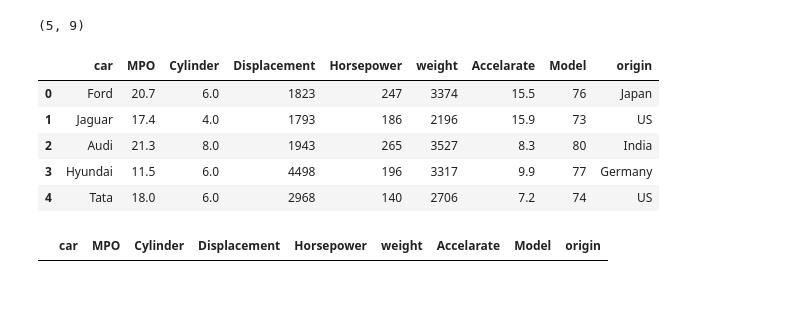
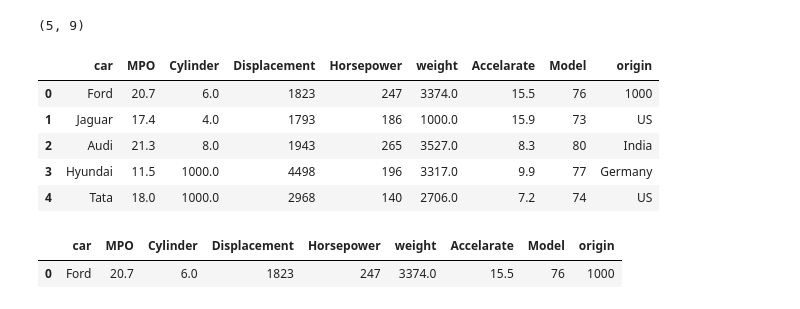
Before and after one commit to monisha4evr/dataAnalytics_04, a Jupyter notebook: AdvancePython/pandas/25_MissingValueHandling.ipynb, the cells around one changed output. Saved outputs shown, nothing was run; the diff lists cells and outputs as text; code cells hidden in the pictures.

```diff
--- a/AdvancePython/pandas/25_MissingValueHandling.ipynb
+++ b/AdvancePython/pandas/25_MissingValueHandling.ipynb
@@ -67,17 +72,18 @@ df.shape
 # %% [output]
 (5, 9)
 # %%
-df.fillna(value=1000)
+df=df.fillna(value=1000)
-# %% [output]
-|  | car | MPO | Cylinder | Displacement | Horsepower | weight | Accelarate | Model | origin |
-| 0 | Ford | 20.7 | 6.0 | 1823 | 247 | 3374 | 15.5 | 76 | Japan |
-| 1 | Jaguar | 17.4 | 4.0 | 1793 | 186 | 2196 | 15.9 | 73 | US |
-| 2 | Audi | 21.3 | 8.0 | 1943 | 265 | 3527 | 8.3 | 80 | India |
-| 3 | Hyundai | 11.5 | 6.0 | 4498 | 196 | 3317 | 9.9 | 77 | Germany |
-| 4 | Tata | 18.0 | 6.0 | 2968 | 140 | 2706 | 7.2 | 74 | US |
 # %%
-
-# fill 1000
-df.loc[df['Cylinder']==1000]
+df
 # %% [output]
 |  | car | MPO | Cylinder | Displacement | Horsepower | weight | Accelarate | Model | origin |
+| 0 | Ford | 20.7 | 6.0 | 1823 | 247 | 3374.0 | 15.5 | 76 | 1000 |
+| 1 | Jaguar | 17.4 | 4.0 | 1793 | 186 | 1000.0 | 15.9 | 73 | US |
+| 2 | Audi | 21.3 | 8.0 | 1943 | 265 | 3527.0 | 8.3 | 80 | India |
+| 3 | Hyundai | 11.5 | 1000.0 | 4498 | 196 | 3317.0 | 9.9 | 77 | Germany |
+| 4 | Tata | 18.0 | 1000.0 | 2968 | 140 | 2706.0 | 7.2 | 74 | US |
+# %%
+df.loc[df['origin']==1000]
+# %% [output]
+|  | car | MPO | Cylinder | Displacement | Horsepower | weight | Accelarate | Model | origin |
+| 0 | Ford | 20.7 | 6.0 | 1823 | 247 | 3374.0 | 15.5 | 76 | 1000 |
```
Also changed, not shown: parts of 12 cells of this notebook, 7 other files.
